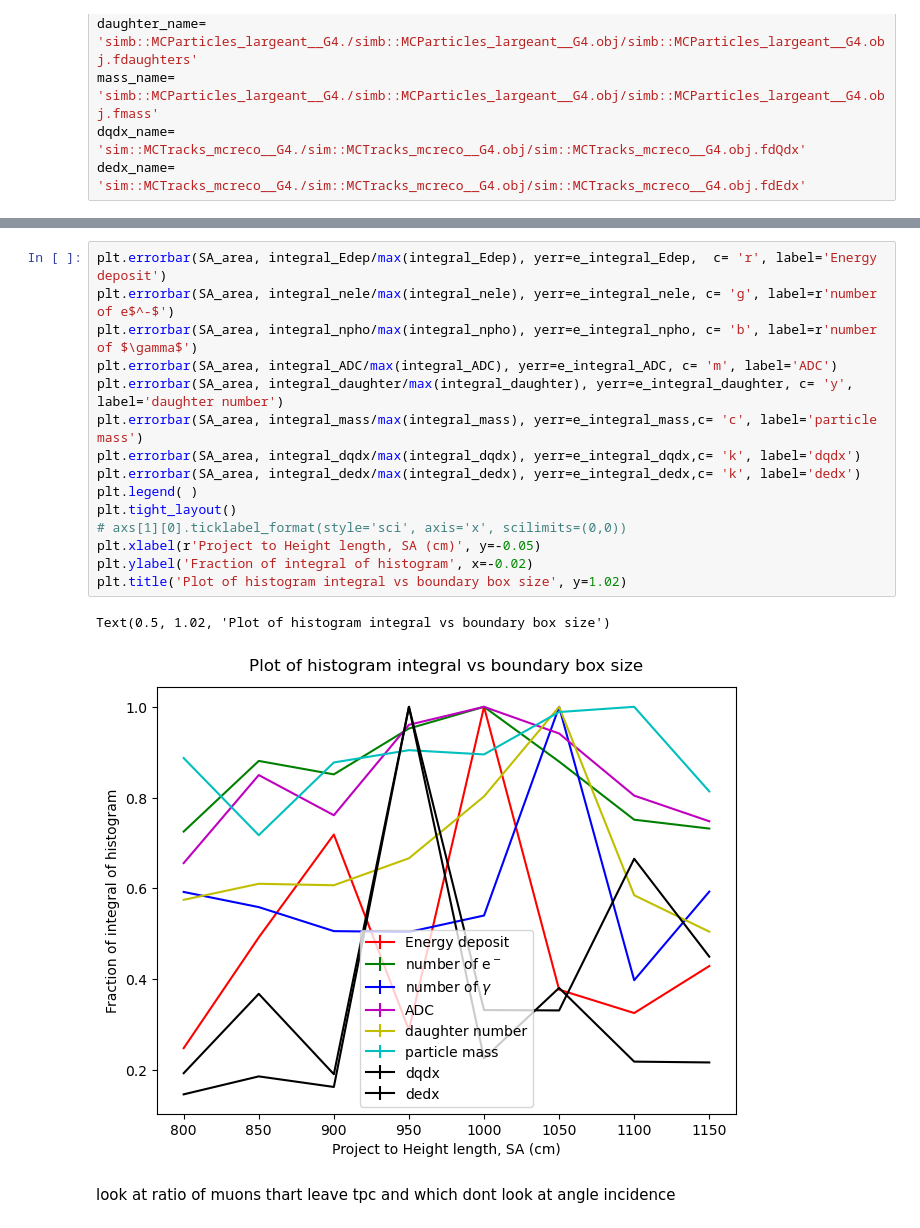
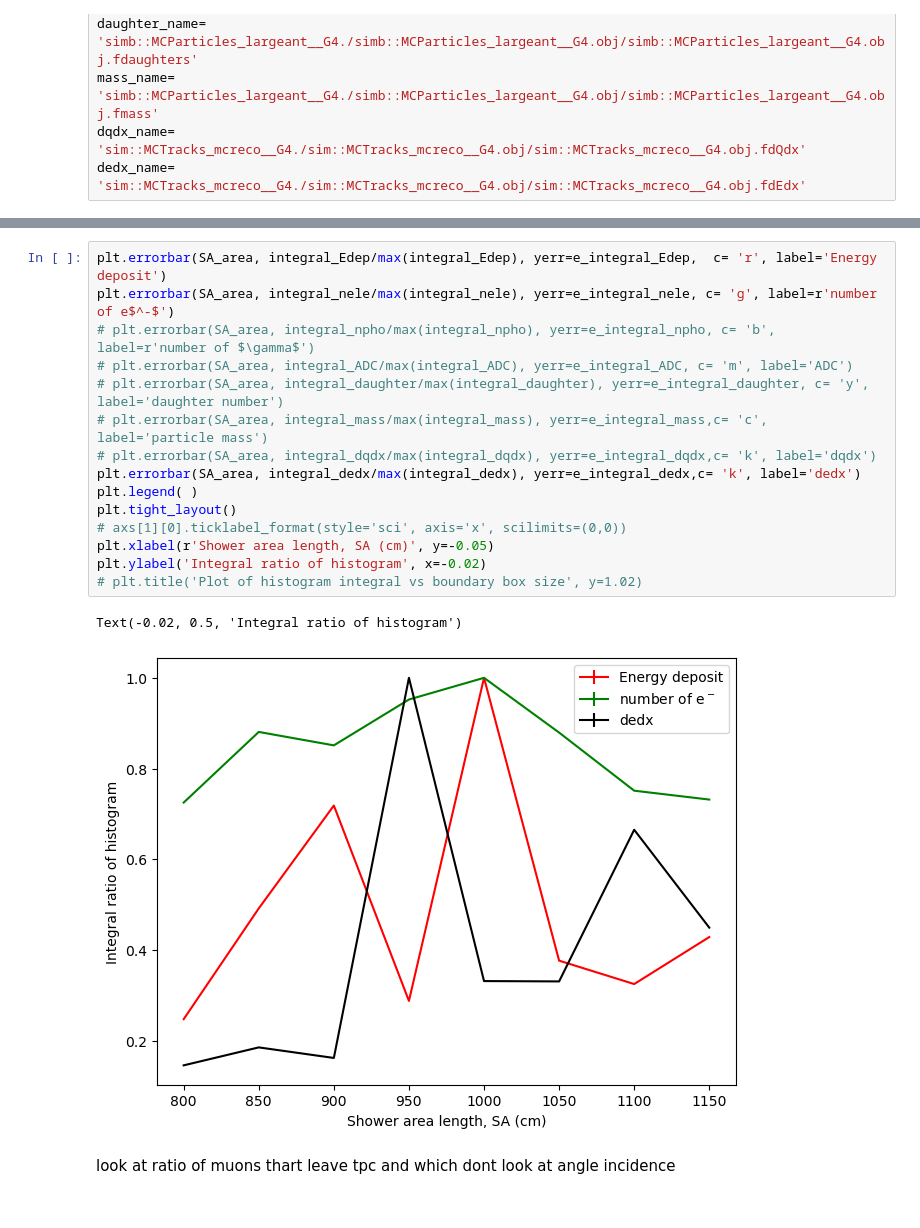
Before and after one commit to PINKTAIGAH/SHP, a Jupyter notebook: uproot_test/charge_SA.ipynb, the cells around one changed output, grey strips where cells are left out. Drawn from its saved outputs; the diff is of its cells as text.

```diff
--- a/uproot_test/charge_SA.ipynb
+++ b/uproot_test/charge_SA.ipynb
@@ -369,21 +369,21 @@ integral_dedx= np.average(np.array(integral_dedx), axis=0)
 # %%
 plt.errorbar(SA_area, integral_Edep/max(integral_Edep), yerr=e_integral_Edep,  c= 'r', label='Energy deposit')
 plt.errorbar(SA_area, integral_nele/max(integral_nele), yerr=e_integral_nele, c= 'g', label=r'number of e$^-$')
-plt.errorbar(SA_area, integral_npho/max(integral_npho), yerr=e_integral_npho, c= 'b', label=r'number of $\gamma$')
-plt.errorbar(SA_area, integral_ADC/max(integral_ADC), yerr=e_integral_ADC, c= 'm', label='ADC')
-plt.errorbar(SA_area, integral_daughter/max(integral_daughter), yerr=e_integral_daughter, c= 'y', label='daughter number')
-plt.errorbar(SA_area, integral_mass/max(integral_mass), yerr=e_integral_mass,c= 'c', label='particle mass')
-plt.errorbar(SA_area, integral_dqdx/max(integral_dqdx), yerr=e_integral_dqdx,c= 'k', label='dqdx')
+# plt.errorbar(SA_area, integral_npho/max(integral_npho), yerr=e_integral_npho, c= 'b', label=r'number of $\gamma$')
+# plt.errorbar(SA_area, integral_ADC/max(integral_ADC), yerr=e_integral_ADC, c= 'm', label='ADC')
+# plt.errorbar(SA_area, integral_daughter/max(integral_daughter), yerr=e_integral_daughter, c= 'y', label='daughter number')
+# plt.errorbar(SA_area, integral_mass/max(integral_mass), yerr=e_integral_mass,c= 'c', label='particle mass')
+# plt.errorbar(SA_area, integral_dqdx/max(integral_dqdx), yerr=e_integral_dqdx,c= 'k', label='dqdx')
 plt.errorbar(SA_area, integral_dedx/max(integral_dedx), yerr=e_integral_dedx,c= 'k', label='dedx')
 plt.legend( )
 plt.tight_layout()
 # axs[1][0].ticklabel_format(style='sci', axis='x', scilimits=(0,0))
-plt.xlabel(r'Project to Height length, SA (cm)', y=-0.05)
-plt.ylabel('Fraction of integral of histogram', x=-0.02)
-plt.title('Plot of histogram integral vs boundary box size', y=1.02)
+plt.xlabel(r'Shower area length, SA (cm)', y=-0.05)
+plt.ylabel('Integral ratio of histogram', x=-0.02)
+# plt.title('Plot of histogram integral vs boundary box size', y=1.02)
 # %% [output]
-Text(0.5, 1.02, 'Plot of histogram integral vs boundary box size')
+Text(-0.02, 0.5, 'Integral ratio of histogram')
-[figure, old version]
+[figure, new version]
 # %% [markdown]
 look at ratio of muons thart leave tpc and which dont
 look at angle incidence
```
Also changed, not shown: parts of 2 cells of this notebook, 5 other files.
